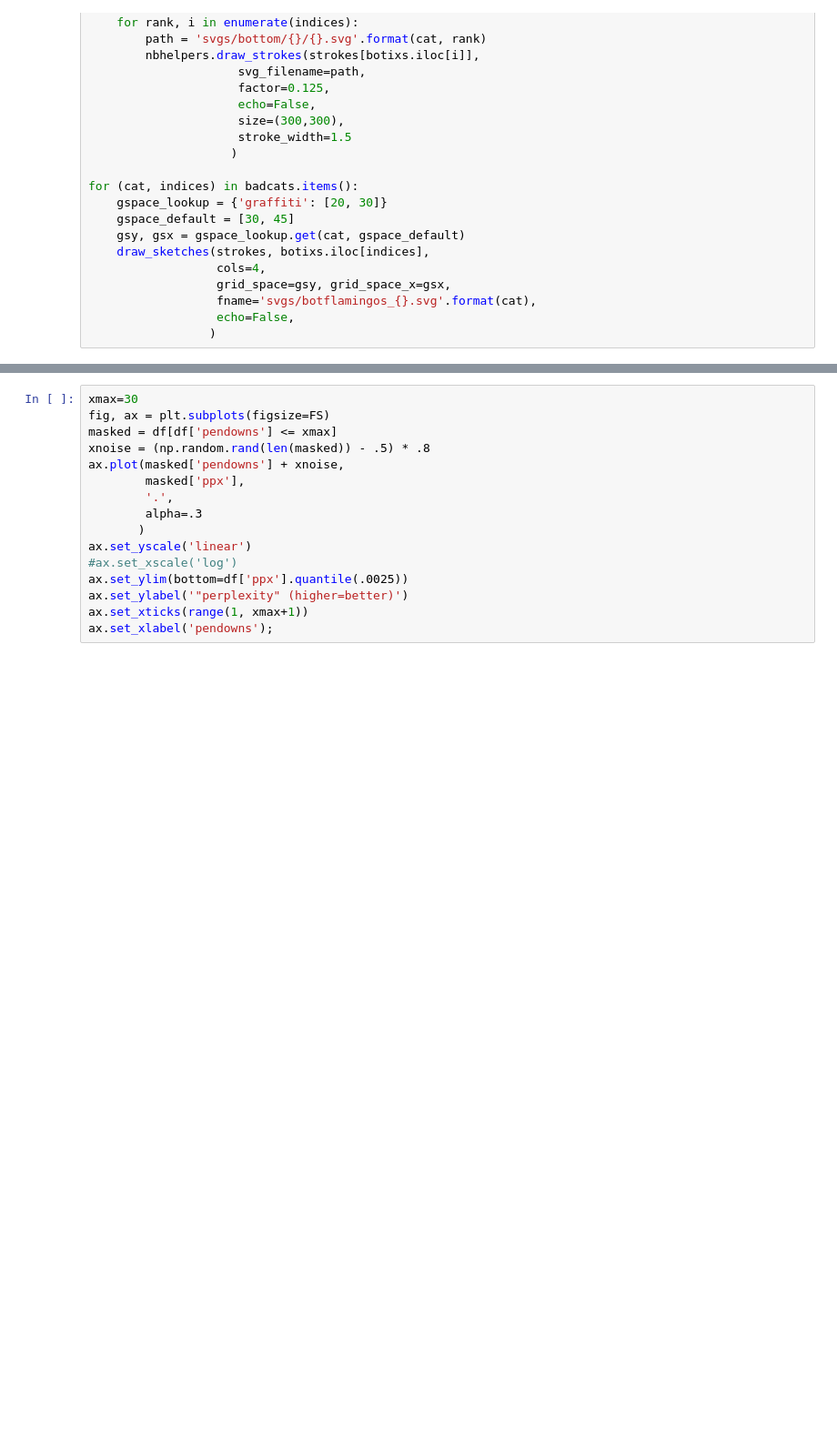
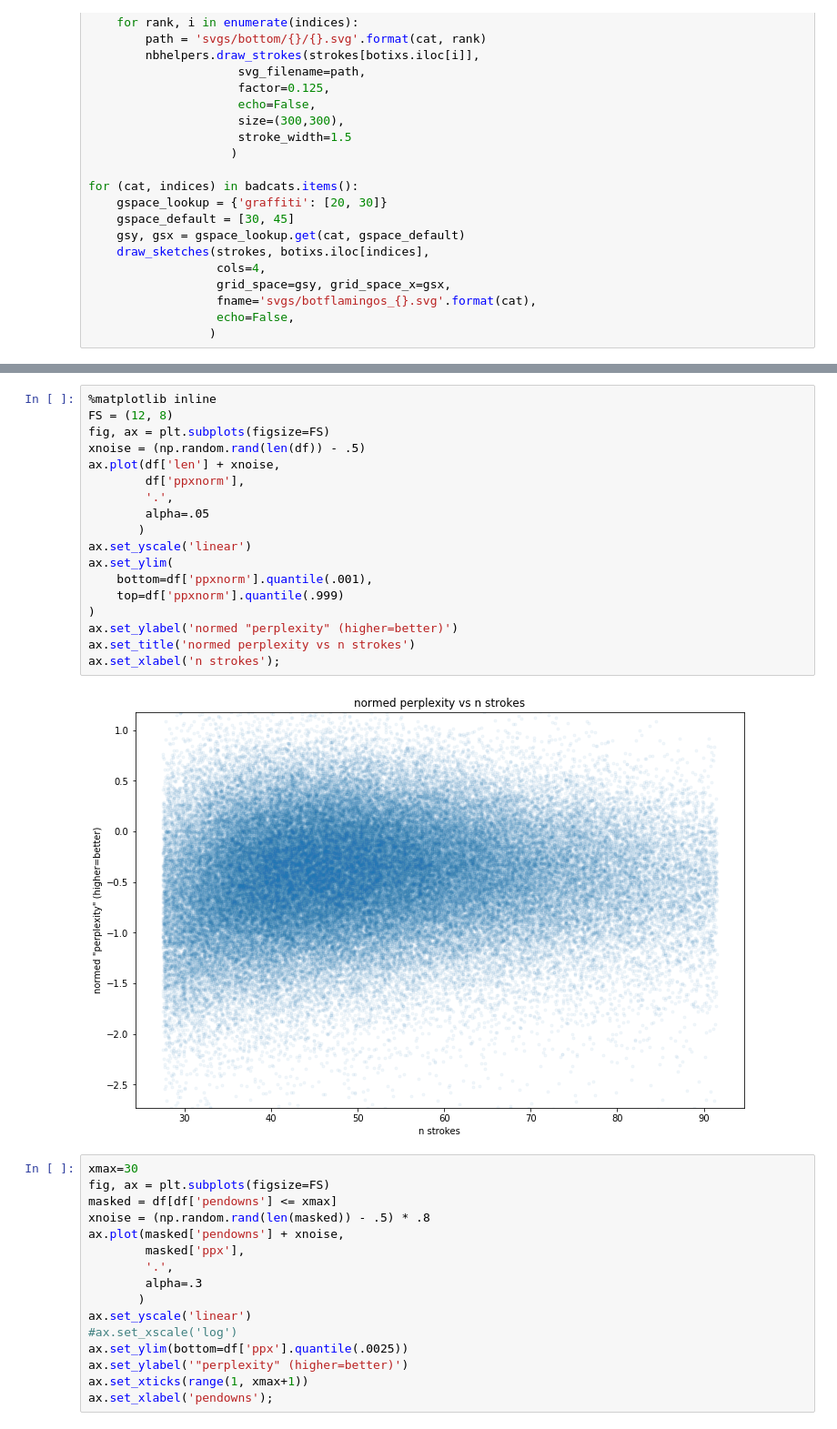
Before and after one commit to colinmorris/sketch-rnn-experiments, a Jupyter notebook: owl_anomalies.ipynb, the cells around one changed output, grey strips where cells are left out. Shown at 91% size. Saved outputs shown, nothing was run; the diff lists cells and outputs as text; blank space fills up the shorter version.

```diff
--- a/owl_anomalies.ipynb
+++ b/owl_anomalies.ipynb
@@ -489,3 +515,23 @@ ax.set_xlabel('n strokes');
+# %%
+%matplotlib inline
+FS = (12, 8)
+fig, ax = plt.subplots(figsize=FS)
+xnoise = (np.random.rand(len(df)) - .5)
+ax.plot(df['len'] + xnoise,
+        df['ppxnorm'],
+        '.',
+        alpha=.05
+       )
+ax.set_yscale('linear')
+ax.set_ylim(
+    bottom=df['ppxnorm'].quantile(.001),
+    top=df['ppxnorm'].quantile(.999)
+)
+ax.set_ylabel('normed "perplexity" (higher=better)')
+ax.set_title('normed perplexity vs n strokes')
+ax.set_xlabel('n strokes');
+# %% [output]
+[figure, added]
 # %%
 xmax=30
 fig, ax = plt.subplots(figsize=FS)
```
Also changed, not shown: parts of 10 cells of this notebook, 2 other files.
